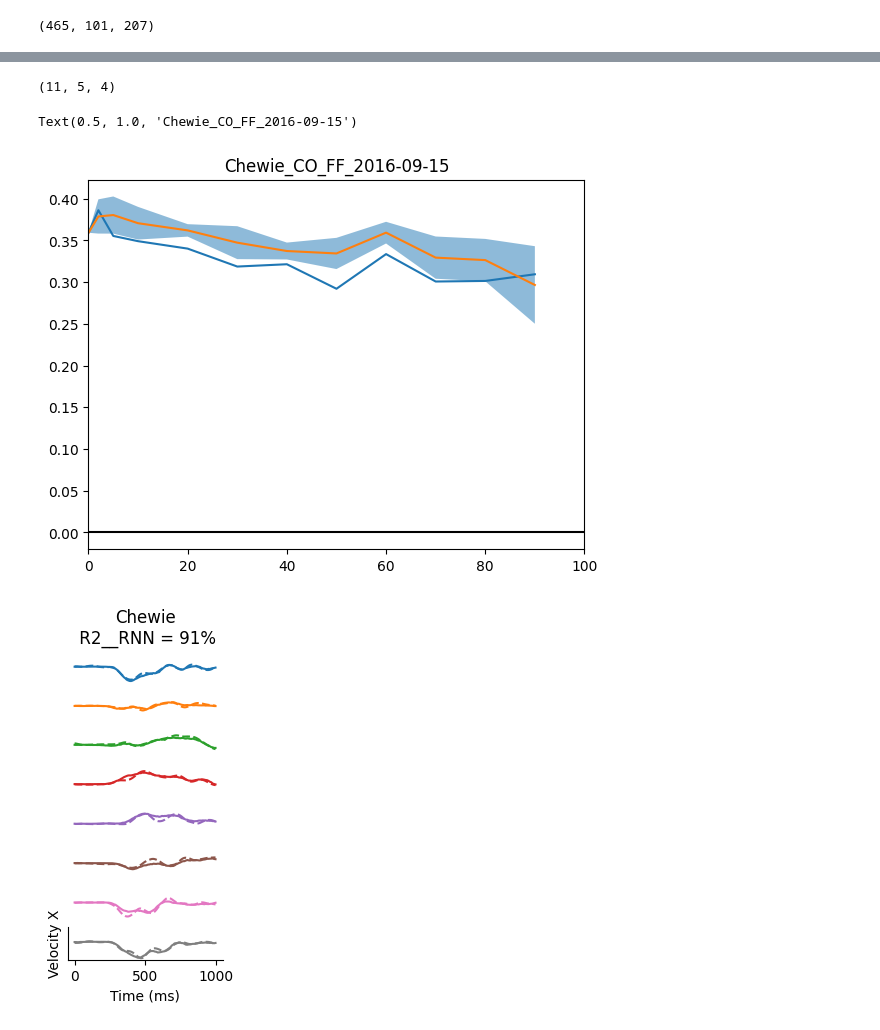
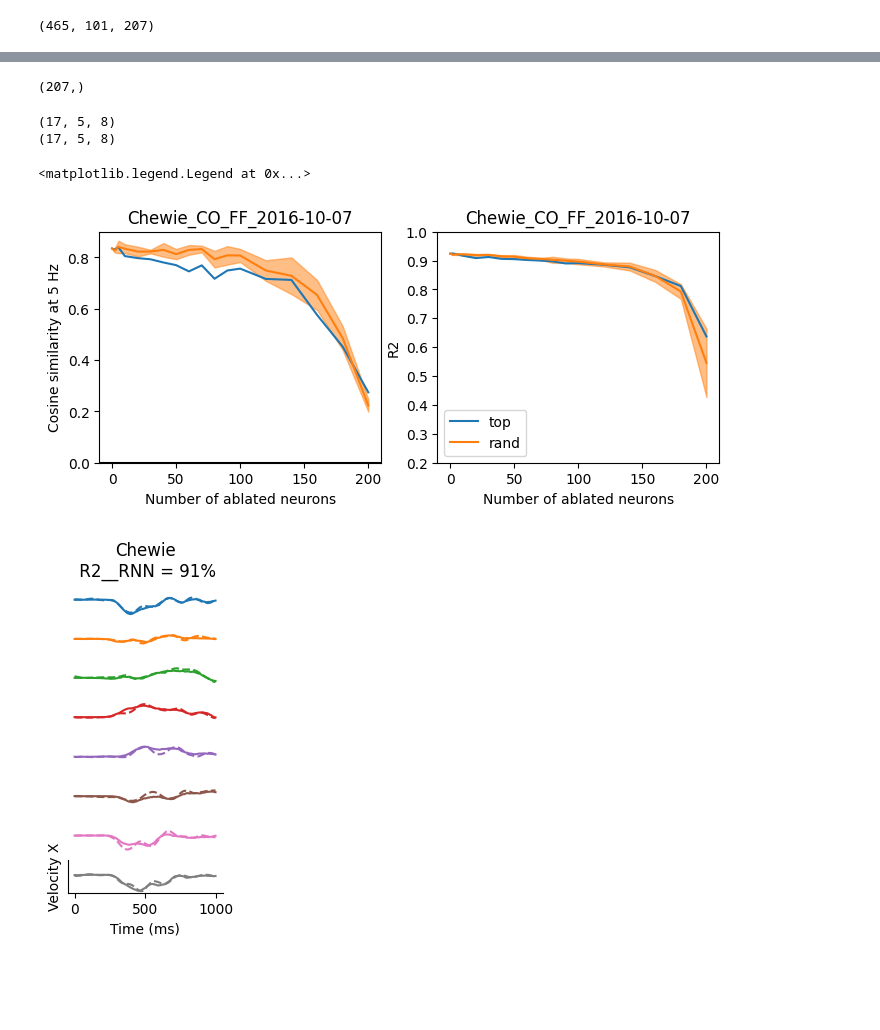
Before and after one commit to NinelK/BAND-torch, a Jupyter notebook: notebooks/rnn_decoder/RNN_decoder.ipynb, the cells around one changed output, grey strips where cells are left out. Drawn from its saved outputs; the diff is of its cells as text; code cells hidden in the pictures; blank space fills up the shorter version.

```diff
--- a/notebooks/rnn_decoder/RNN_decoder.ipynb
+++ b/notebooks/rnn_decoder/RNN_decoder.ipynb
@@ -337,7 +373,7 @@ def train_and_get_r2(idxs,
         [r2_score(test_outputs, test_behaviors).item()] +\
         [r2_score(test_outputs[valid_epoch==e], test_behaviors[valid_epoch==e]).item() for e in [0,1,2]]
 
-N_ablate = [0,2,5] + list(range(10, 100, 10)) # + list(range(100,osc_score.shape[0],25))
+N_ablate = [0,2,5] + list(range(10, 100, 10)) + [100,120,140,160,180,200] # + list(range(100,osc_score.shape[0],25))
 top_score = []
 rand_score = []
 for n_ablate in tqdm(N_ablate):
@@ -345,7 +381,7 @@ for n_ablate in tqdm(N_ablate):
     if n_ablate == 0:
         idxs = []
     else:
-        idxs = np.argsort(osc_score5)[-n_ablate:]
+        idxs = np.argsort(osc_score5)[:n_ablate]
     top_score.append(train_and_get_r2(idxs))
 
     if n_ablate == 0:
@@ -356,31 +392,38 @@ for n_ablate in tqdm(N_ablate):
             idxs = np.random.choice(range(train_data_raw.shape[-1]),n_ablate,replace=False)
             r_score.append(train_and_get_r2(idxs))
         rand_score.append(r_score)
+# %%
+osc_score5.shape
+# %% [output]
+(207,)
 # %%
 which_r2 = 6
 which_cos = 2
-fig, axes = plt.subplots(1,2,figsize=(6,3))
-for ax, which in zip(axes, [which_r2, which_cos]):
+fig, axes = plt.subplots(1,2,figsize=(8,3))
+for ax, which in zip(axes, [which_cos, which_r2]):
     top_score_2plot = np.array(top_score)[:,which]
     ax.plot(N_ablate,top_score_2plot,label='top')
     print(np.array(rand_score[1:]).shape)
     rand_score_2plot = np.concatenate([top_score_2plot[0].reshape((-1,1)).repeat(5,axis=-1),
                                     np.array(rand_score[1:])[...,which]])
     ax.plot(N_ablate,np.mean(rand_score_2plot,axis=1),label='rand')
     ax.fill_between(N_ablate,np.mean(rand_score_2plot,axis=1)-np.std(rand_score_2plot,axis=1),
-                    np.mean(rand_score_2plot,axis=1)+np.std(rand_score_2plot,axis=1),alpha=0.5)
+                    np.mean(rand_score_2plot,axis=1)+np.std(rand_score_2plot,axis=1),alpha=0.5,color='C1')
 
     # plt.ylim([0.9,.95])
-    ax.set_xlim([0,100])
     ax.axhline(0,c='k')
     ax.set_title(short_dataset_name)
-    ax.set_ylabel(f'Cosine similarity at {peak_freq} Hz')
     ax.set_xlabel('Number of ablated neurons')
+axes[0].set_ylim([.0,.9])
+axes[1].set_ylim([0.2,1.])
+axes[0].set_ylabel(f'Cosine similarity at {peak_freq} Hz')
+axes[1].set_ylabel('R2')
 plt.legend()
 # %% [output]
-(11, 5, 4)
+(17, 5, 8)
+(17, 5, 8)
-Text(0.5, 1.0, 'Chewie_CO_FF_2016-09-15')
+<matplotlib.legend.Legend at 0x...>
-[figure, old version]
+[figure, new version]
 # %%
 def plot_beh_pred(vel, pred_vel, dir_index, t2p, axes, area, epoch_name, component=0,title=""):
     '''
```
Also changed, not shown: parts of 4 cells of this notebook, 6 other files.
